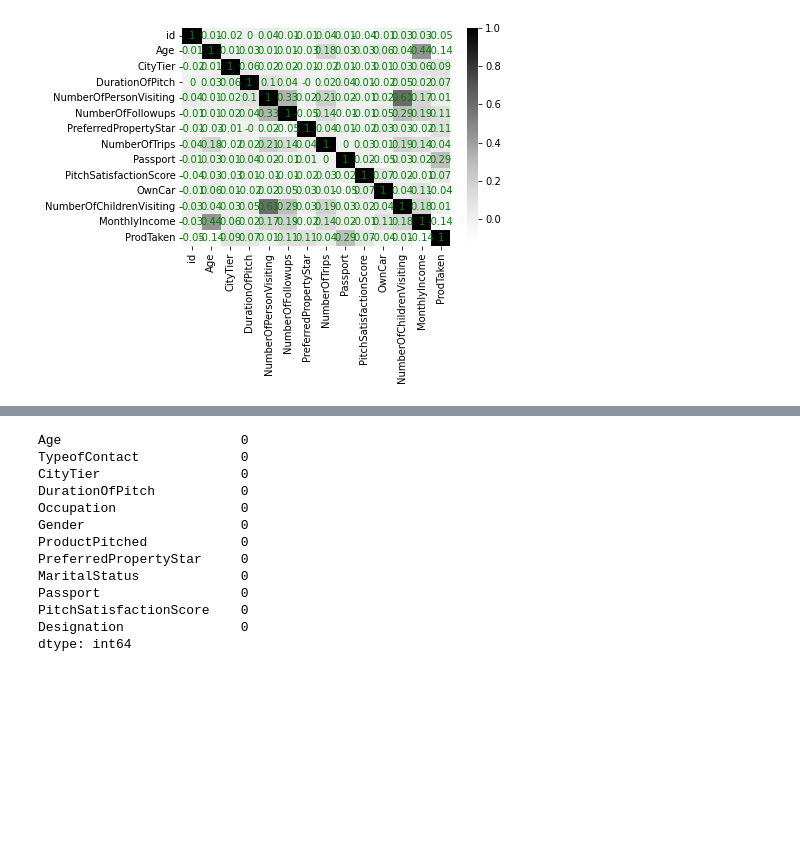
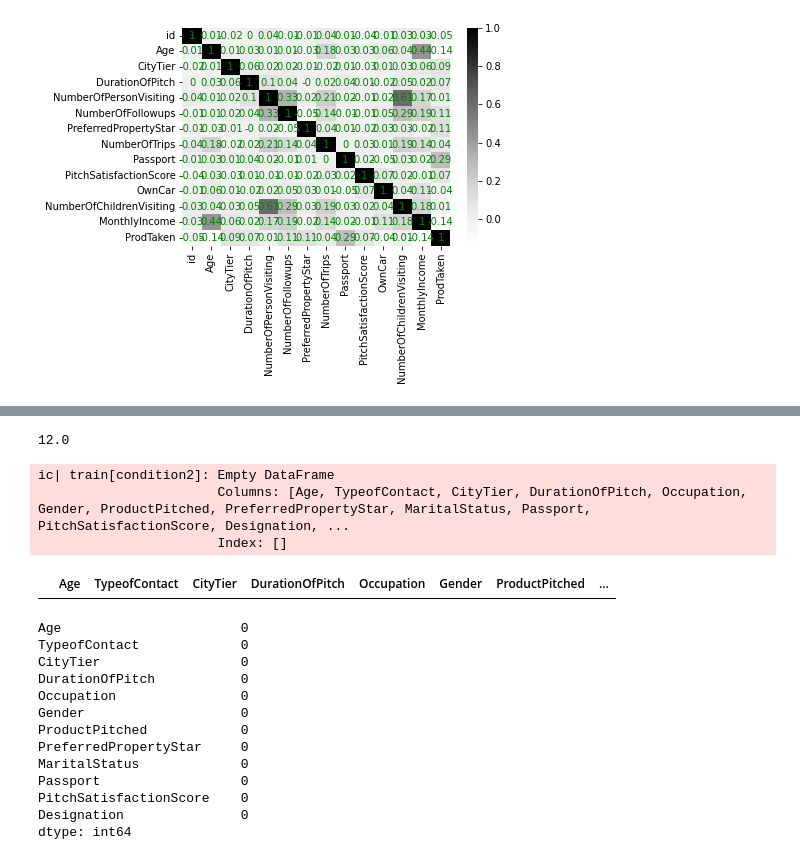
Before and after one commit to meanseo/dacon, a Jupyter notebook: prodTaken/predict.ipynb, the cells around one changed output, grey strips where cells are left out. Cells and saved outputs as stored; diff of their text form; code cells hidden in the pictures; blank space fills up the shorter version.

```diff
--- a/prodTaken/predict.ipynb
+++ b/prodTaken/predict.ipynb
@@ -54,3 +106,19 @@ ic(train)
+# %%
+aq1=train['Age'].quantile(0.25)
+aq2=train['Age'].quantile(0.5)
+aq3=train['Age'].quantile(0.75)
+iqr2=aq3-aq1
+print(iqr2)
+# %% [output]
+12.0
+# %%
+condition3=train['Age']>aq3+1.5*iqr2
+ic(train[condition2])
+# %% [output]
+ic| train[condition2]: Empty DataFrame
+                       Columns: [Age, TypeofContact, CityTier, DurationOfPitch, Occupation, Gender, ProductPitched, PreferredPropertyStar, MaritalStatus, Passport, PitchSatisfactionScore, Designation, ...
+                       Index: []
+|  | Age | TypeofContact | CityTier | DurationOfPitch | Occupation | Gender | ProductPitched | ... |
 # %%
 # for col, dtype in train.dtypes.items():
 #     if dtype == 'object':
```
Also changed, not shown: parts of 4 cells of this notebook, 4 other files.
